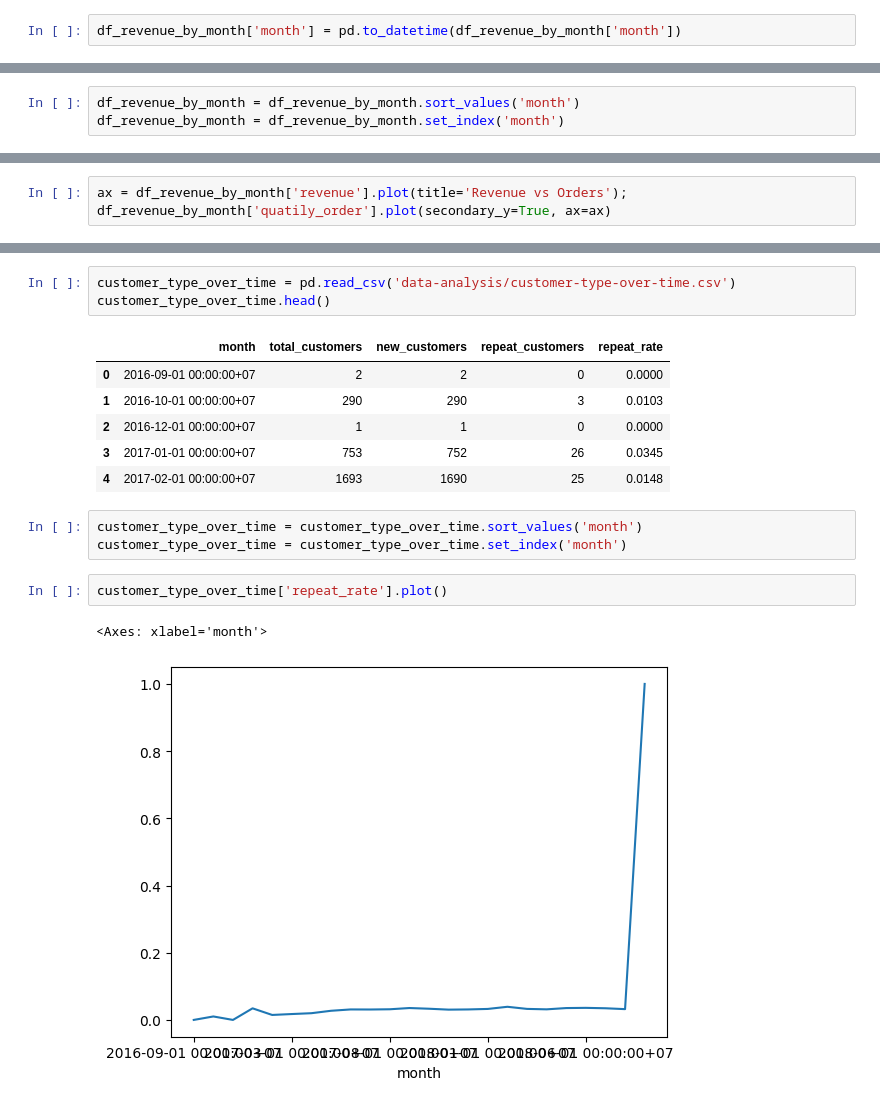
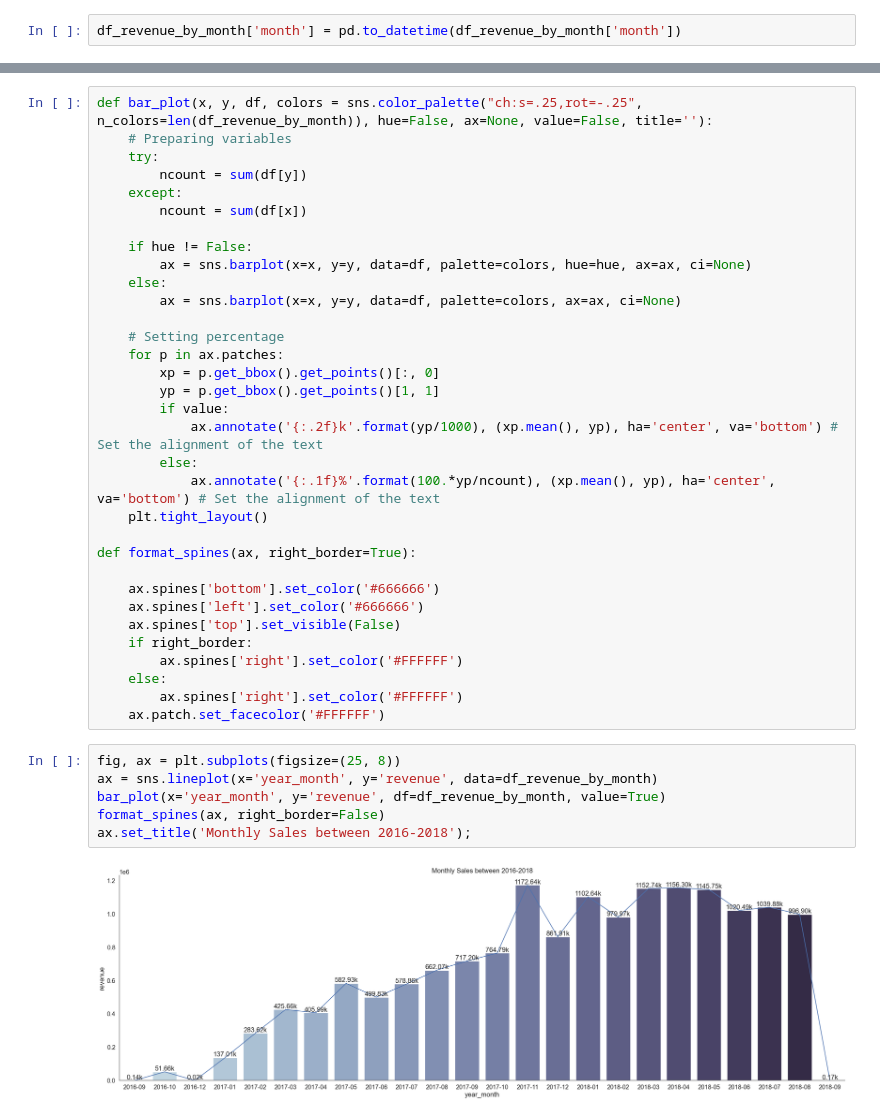
Before and after one commit to DaoNguyetMinh/ecommerce-data-analysis, a Jupyter notebook: Notebooks/Analyst.ipynb, the cells around one changed output, grey strips where cells are left out. Cells and saved outputs as stored; diff of their text form.

```diff
--- a/Notebooks/Analyst.ipynb
+++ b/Notebooks/Analyst.ipynb
@@ -42,3 +289,0 @@ memory usage: 900.0 bytes
-# %%
-df_revenue_by_month = df_revenue_by_month.sort_values('month')
-df_revenue_by_month = df_revenue_by_month.set_index('month')
@@ -56,3 +289,0 @@ Index(['revenue', 'quatily_order', 'mom'], dtype='object')
-# %%
-ax = df_revenue_by_month['revenue'].plot(title='Revenue vs Orders');
-df_revenue_by_month['quatily_order'].plot(secondary_y=True, ax=ax)
@@ -159,18 +290,41 @@ plt.xticks(rotation=90)
-# %%
-customer_type_over_time = pd.read_csv('data-analysis/customer-type-over-time.csv')
-customer_type_over_time.head()
-# %% [output]
-|  | month | total_customers | new_customers | repeat_customers | repeat_rate |
-| 0 | 2016-09-01 00:00:00+07 | 2 | 2 | 0 | 0.0000 |
-| 1 | 2016-10-01 00:00:00+07 | 290 | 290 | 3 | 0.0103 |
-| 2 | 2016-12-01 00:00:00+07 | 1 | 1 | 0 | 0.0000 |
-| 3 | 2017-01-01 00:00:00+07 | 753 | 752 | 26 | 0.0345 |
-| 4 | 2017-02-01 00:00:00+07 | 1693 | 1690 | 25 | 0.0148 |
-# %%
-customer_type_over_time = customer_type_over_time.sort_values('month')
-customer_type_over_time = customer_type_over_time.set_index('month')
-# %%
-customer_type_over_time['repeat_rate'].plot()
-# %% [output]
-<Axes: xlabel='month'>
-[figure, removed]
+# %%
+def bar_plot(x, y, df, colors = sns.color_palette("ch:s=.25,rot=-.25", n_colors=len(df_revenue_by_month)), hue=False, ax=None, value=False, title=''):
+    # Preparing variables
+    try:
+        ncount = sum(df[y])
+    except:
+        ncount = sum(df[x])
+
+    if hue != False:
+        ax = sns.barplot(x=x, y=y, data=df, palette=colors, hue=hue, ax=ax, ci=None)
+    else:
+        ax = sns.barplot(x=x, y=y, data=df, palette=colors, ax=ax, ci=None)
+
+    # Setting percentage
+    for p in ax.patches:
+        xp = p.get_bbox().get_points()[:, 0]
+        yp = p.get_bbox().get_points()[1, 1]
+        if value:
+            ax.annotate('{:.2f}k'.format(yp/1000), (xp.mean(), yp), ha='center', va='bottom') # Set the alignment of the text
+        else:
+            ax.annotate('{:.1f}%'.format(100.*yp/ncount), (xp.mean(), yp), ha='center', va='bottom') # Set the alignment of the text
+    plt.tight_layout()
+
+def format_spines(ax, right_border=True):
+
+    ax.spines['bottom'].set_color('#666666')
+    ax.spines['left'].set_color('#666666')
+    ax.spines['top'].set_visible(False)
+    if right_border:
+        ax.spines['right'].set_color('#FFFFFF')
+    else:
+        ax.spines['right'].set_color('#FFFFFF')
+    ax.patch.set_facecolor('#FFFFFF')
+# %%
+fig, ax = plt.subplots(figsize=(25, 8))
+ax = sns.lineplot(x='year_month', y='revenue', data=df_revenue_by_month)
+bar_plot(x='year_month', y='revenue', df=df_revenue_by_month, value=True)
+format_spines(ax, right_border=False)
+ax.set_title('Monthly Sales between 2016-2018');
+# %% [output]
+[figure, added]
```
Also changed, not shown: parts of 49 cells of this notebook, 2 other files.
